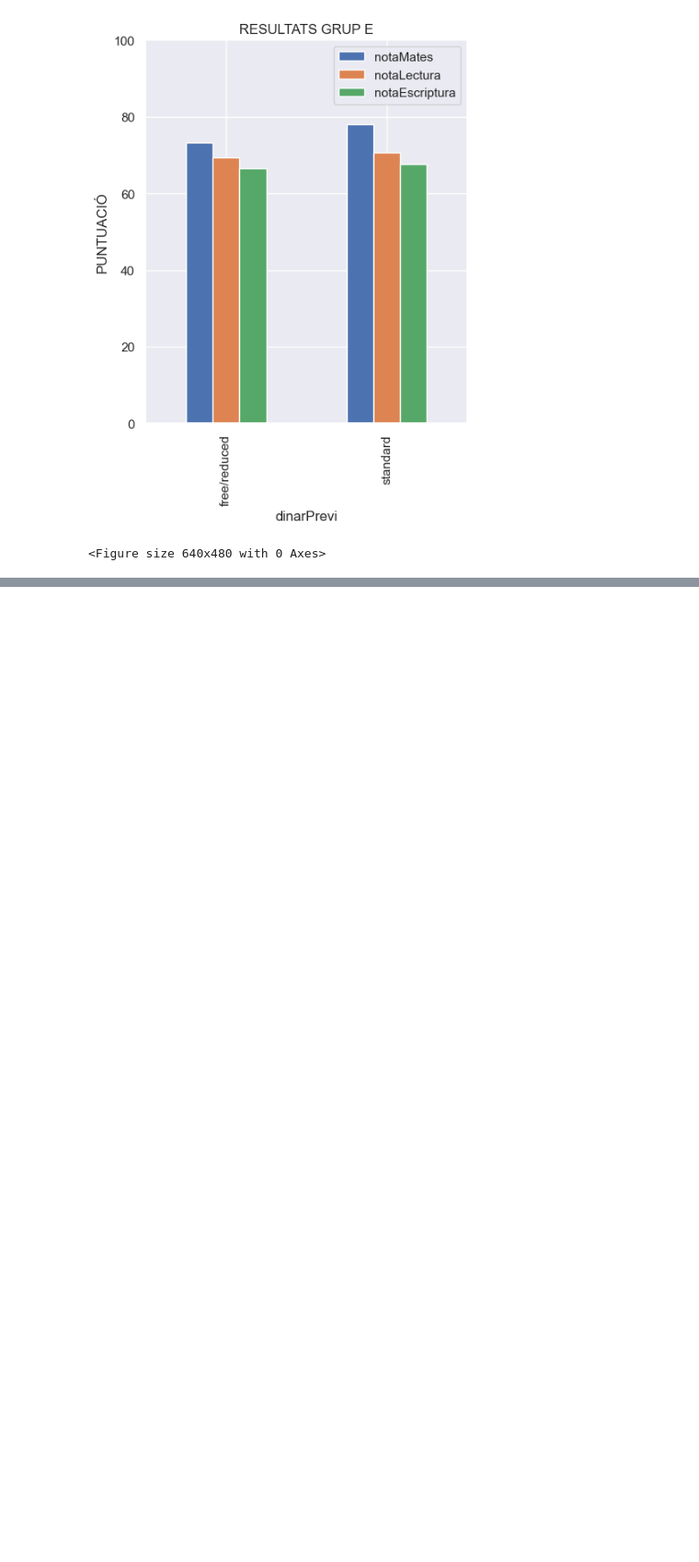
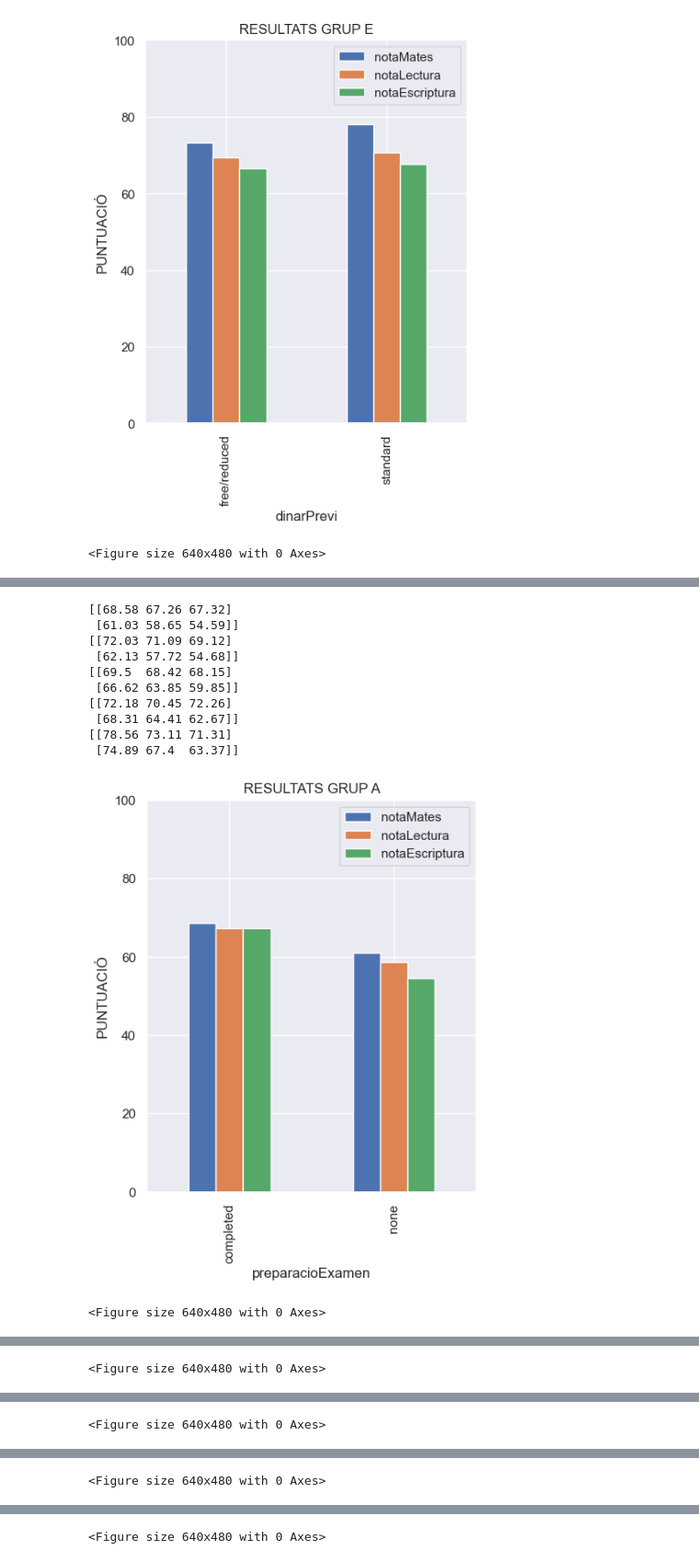
Before and after one commit to nicoguerin/bigdata, a Jupyter notebook: projecte_xavi_arechavala_nico_guerin.ipynb, the cells around one changed output, grey strips where cells are left out. Shown: that part at 92% size. Cells and saved outputs as stored; diff of their text form; code cells hidden in the pictures; blank space fills up the shorter version.

```diff
--- a/projecte_xavi_arechavala_nico_guerin.ipynb
+++ b/projecte_xavi_arechavala_nico_guerin.ipynb
@@ -117,0 +96,40 @@ plt.title('RESULTATS NOTA ESCRIPTURA'); plt.ylim([0, 100]); plt.figure();
+# %%
+# TERCER ESTUDI: Volem analitzar si la preparació pels exàmens influeix en les notes dels exàmens dels homes.
+
+# Ens quedem amb els registres dels homes
+maleStats = resultats[resultats['genere']=='male']
+
+# Filtrem els estudiants del Grup A i obtenim els resultats
+maleStatsGroupA = maleStats[maleStats['etnia']=='group A'].groupby(["preparacioExamen"]).mean().round(2)
+maleStatsGroupA.plot(kind="bar", figsize=(5, 6), ylabel="PUNTUACIÓ").legend(loc='upper right')
+plt.title('RESULTATS GRUP A'); plt.ylim([0, 100]); plt.figure();
+
+# Fem el mateix que amb els del Grup A, però aquest cop amb els altres grups
+maleStatsGroupB = maleStats[maleStats['etnia']=='group B'].groupby(["preparacioExamen"]).mean().round(2)
+maleStatsGroupB.plot(kind="bar", figsize=(5, 6), ylabel="PUNTUACIÓ").legend(loc='upper right')
+plt.title('RESULTATS GRUP B'); plt.ylim([0, 100]); plt.figure();
+
+maleStatsGroupC = maleStats[maleStats['etnia']=='group C'].groupby(["preparacioExamen"]).mean().round(2)
+maleStatsGroupC.plot(kind="bar", figsize=(5, 6), ylabel="PUNTUACIÓ").legend(loc='upper right')
+plt.title('RESULTATS GRUP C'); plt.ylim([0, 100]); plt.figure();
+
+maleStatsGroupD = maleStats[maleStats['etnia']=='group D'].groupby(["preparacioExamen"]).mean().round(2)
+maleStatsGroupD.plot(kind="bar", figsize=(5, 6), ylabel="PUNTUACIÓ").legend(loc='upper right')
+plt.title('RESULTATS GRUP D'); plt.ylim([0, 100]); plt.figure();
+
+maleStatsGroupE = maleStats[maleStats['etnia']=='group E'].groupby(["preparacioExamen"]).mean().round(2)
+maleStatsGroupE.plot(kind="bar", figsize=(5, 6), ylabel="PUNTUACIÓ").legend(loc='upper right')
+plt.title('RESULTATS GRUP E'); plt.ylim([0, 100]); plt.figure();
+# %% [output]
+[[68.58 67.26 67.32]
+ [61.03 58.65 54.59]]
+[[72.03 71.09 69.12]
+ [62.13 57.72 54.68]]
+[[69.5  68.42 68.15]
+ [66.62 63.85 59.85]]
+[[72.18 70.45 72.26]
+ [68.31 64.41 62.67]]
+[[78.56 73.11 71.31]
+ [74.89 67.4  63.37]]
+[figure, added]
+<Figure size 640x480 with 0 Axes>
@@ -117,0 +137 @@ plt.title('RESULTATS NOTA ESCRIPTURA'); plt.ylim([0, 100]); plt.figure();
+<Figure size 640x480 with 0 Axes>
@@ -117,0 +139 @@ plt.title('RESULTATS NOTA ESCRIPTURA'); plt.ylim([0, 100]); plt.figure();
+<Figure size 640x480 with 0 Axes>
@@ -117,0 +141 @@ plt.title('RESULTATS NOTA ESCRIPTURA'); plt.ylim([0, 100]); plt.figure();
+<Figure size 640x480 with 0 Axes>
@@ -117,0 +143 @@ plt.title('RESULTATS NOTA ESCRIPTURA'); plt.ylim([0, 100]); plt.figure();
+<Figure size 640x480 with 0 Axes>
```
Also changed, not shown: parts of 5 cells of this notebook.
